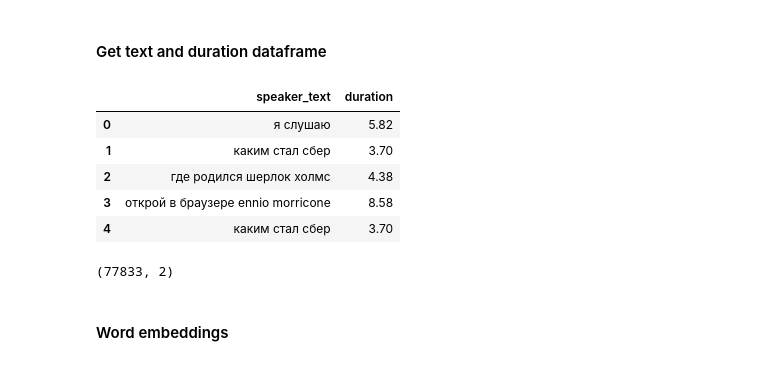
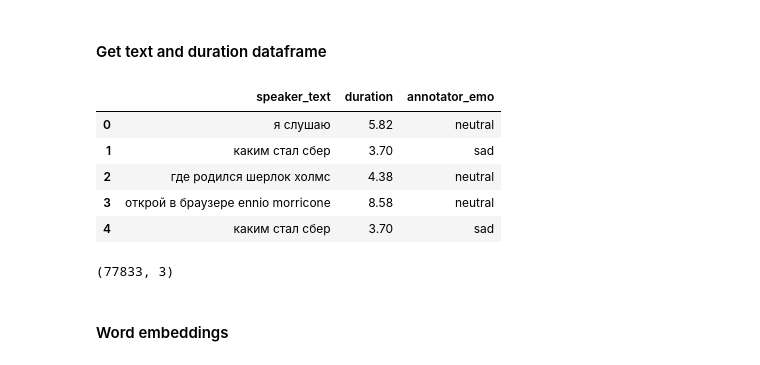
Before and after one commit to Kislv/MastersDegreeProject, a Jupyter notebook: test_hypotheses.ipynb, the cells around one changed output. Drawn from its saved outputs; the diff is of its cells as text; code cells hidden in the pictures.

```diff
--- a/test_hypotheses.ipynb
+++ b/test_hypotheses.ipynb
@@ -17,25 +20,25 @@ from tqdm import tqdm
 # %%
 data_path = '/home/viktor/Projects/Data/MagistracyDeploma/'
 test_path = data_path + 'crowd_test/'
 raw_crowd_test_path = test_path + 'raw_crowd_test.tsv'
 raw_crowd_test = pd.read_csv(raw_crowd_test_path ,sep='\t')
 text_column_name = 'speaker_text'
 duration_column_name = 'duration'
-duration_text = raw_crowd_test[[text_column_name, duration_column_name]]
-# duration_text.info()
+emotion_column_name = 'annotator_emo'
+duration_text = raw_crowd_test[[text_column_name, duration_column_name, emotion_column_name]]
 duration_text = duration_text.dropna()
 duration_text.head()
 # %% [output]
-|  | speaker_text | duration |
-| 0 | я слушаю | 5.82 |
-| 1 | каким стал сбер | 3.70 |
-| 2 | где родился шерлок холмс | 4.38 |
-| 3 | открой в браузере ennio morricone | 8.58 |
-| 4 | каким стал сбер | 3.70 |
+|  | speaker_text | duration | annotator_emo |
+| 0 | я слушаю | 5.82 | neutral |
+| 1 | каким стал сбер | 3.70 | sad |
+| 2 | где родился шерлок холмс | 4.38 | neutral |
+| 3 | открой в браузере ennio morricone | 8.58 | neutral |
+| 4 | каким стал сбер | 3.70 | sad |
 # %%
 duration_text.shape
 # %% [output]
-(77833, 2)
+(77833, 3)
 # %% [markdown]
 #### Word embeddings
 # %%
```
Also changed, not shown: parts of 26 cells of this notebook, 2 other files.
